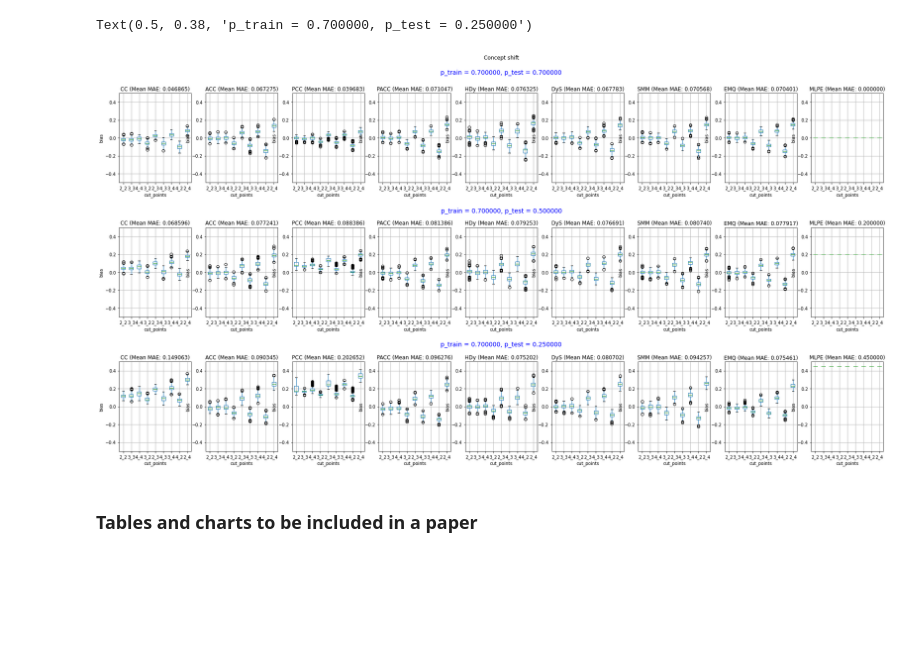
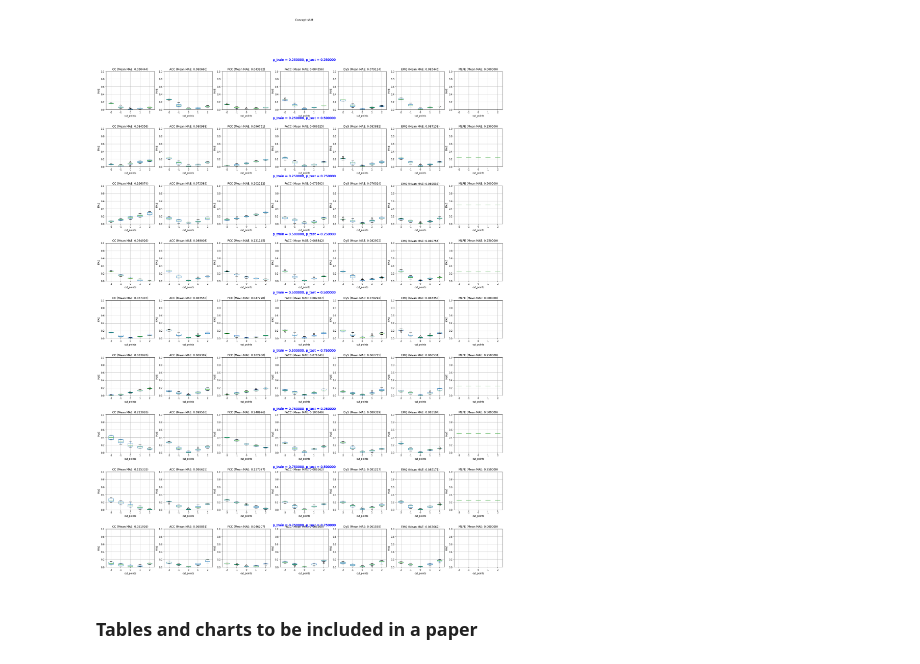
Before and after one commit to pglez82/quant_datasetshift, a Jupyter notebook: analyze_results_concept.ipynb, the cells around one changed output. Drawn from its saved outputs; the diff is of its cells as text; code cells hidden in the pictures; blank space fills up the shorter version.

Commit message:
changin everything for different training prevalences

```diff
--- a/analyze_results_concept.ipynb
+++ b/analyze_results_concept.ipynb
@@ -93,24 +91,21 @@ Results for method DyS. p_test: 0.700000. Mean bias: 0.067783
 # %%
-fig, ax = plt.subplots(len(ps_test),len(quantificators),figsize=(30,15))
+fig, ax = plt.subplots(len(ps_test)*len(ps_train),len(quantificators),figsize=(30,40))
 plt.subplots_adjust(hspace=0.5)
-for i, p_test in enumerate(ps_test):
-    for k,quant_name in enumerate(quantificators):
-        exp_id = "%s_%f" % (quant_name,p_test)
-        results = results_dict[quant_name]
-        results = results.loc[results['p_test'] == p_test]
-        ax[i][k].set_ylim(-0.5, 0.5)
-        ax[i][k].set_ylabel(error)
-        results.boxplot(ax=ax[i][k],column='error',by='cut_points')
-        plt.suptitle('Concept shift')
-        ax[i][k].set_title("%s (Mean %s: %f)"  % (quant_name,'MAE',mean_error_methods[exp_id]))
-
-#Done by hand but I did not find an easy way
-plt.figtext(0.5,0.95, "p_train = %f, p_test = %f" % (p_train,ps_test[0]), ha="center", va="top", fontsize=14, color="b")
-plt.figtext(0.5,0.66, "p_train = %f, p_test = %f" % (p_train,ps_test[1]), ha="center", va="top", fontsize=14, color="b")
-plt.figtext(0.5,0.38, "p_train = %f, p_test = %f" % (p_train,ps_test[2]), ha="center", va="top", fontsize=14, color="b")
+for i, p_train in enumerate(ps_train):
+    for j, p_test in enumerate(ps_test):
+        for k,quant_name in enumerate(quantificators):
+            exp_id = "%s_%f_%f" % (quant_name,p_train,p_test)
+            row = i*len(ps_train)+j
+            results = results_dict[quant_name]
+            results = results.loc[(results['p_test'] == p_test) & (results['p_train'] == p_train)]
+            ax[row][k].set_ylim(0, 1)
+            ax[row][k].set_ylabel(error)
+            results.boxplot(ax=ax[row][k],column='MAE',by='cut_points')
+            plt.suptitle('Concept shift')
+            ax[row][k].set_title("%s (Mean %s: %f)"  % (quant_name,'MAE',mean_error_methods[exp_id]))
+            plt.figtext(0.5,0.92-((i*len(ps_train)+j)*0.088), "p_train = %f, p_test = %f" % (p_train,p_test), ha="center", va="top", fontsize=14, color="b")
 # %% [output]
-Text(0.5, 0.38, 'p_train = 0.700000, p_test = 0.250000')
-[figure, old version]
+[figure, new version]
 # %% [markdown]
 ### Tables and charts to be included in a paper
 # %%
```
Also changed, not shown: parts of 5 cells of this notebook, 4 other files.
